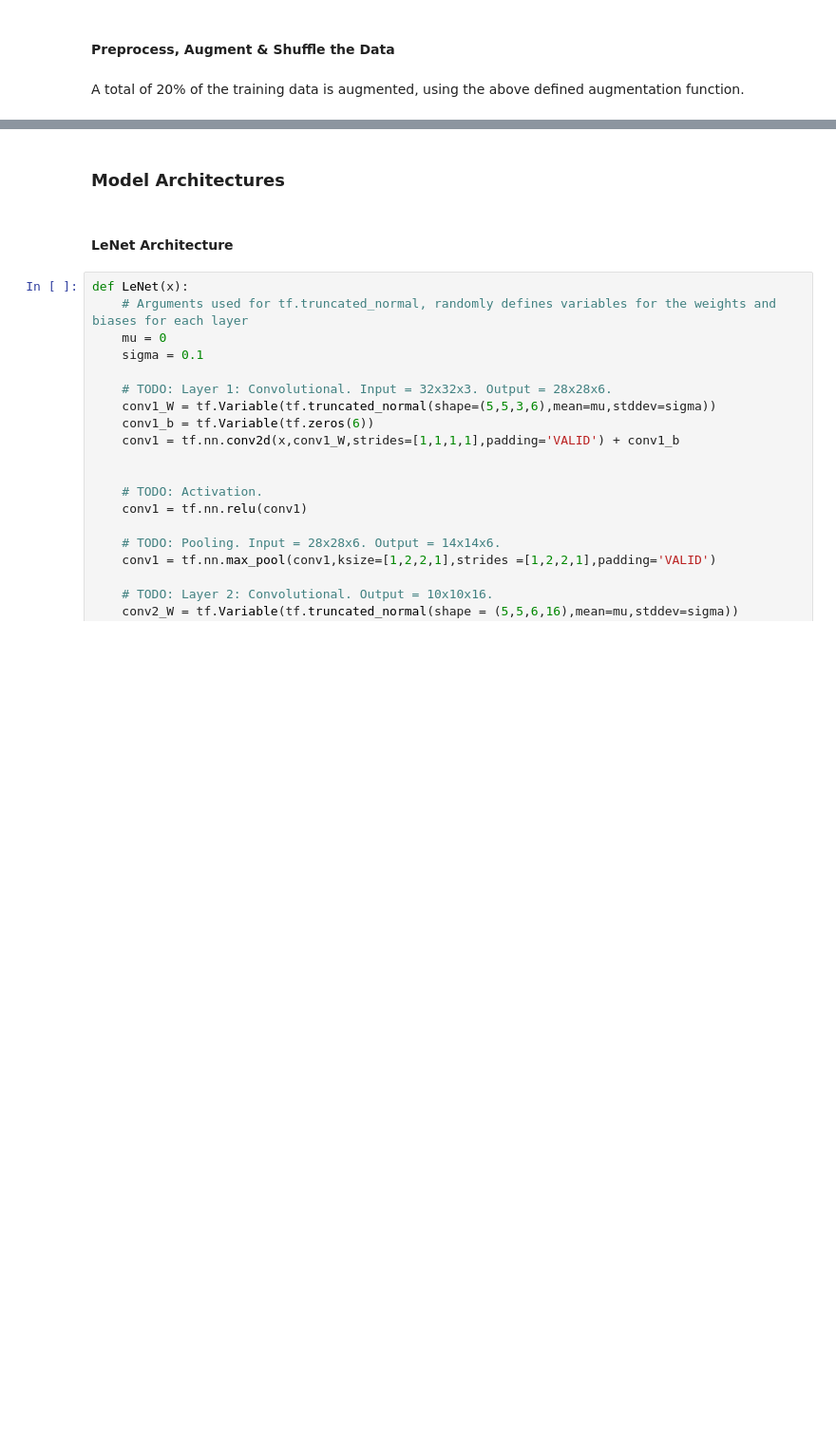
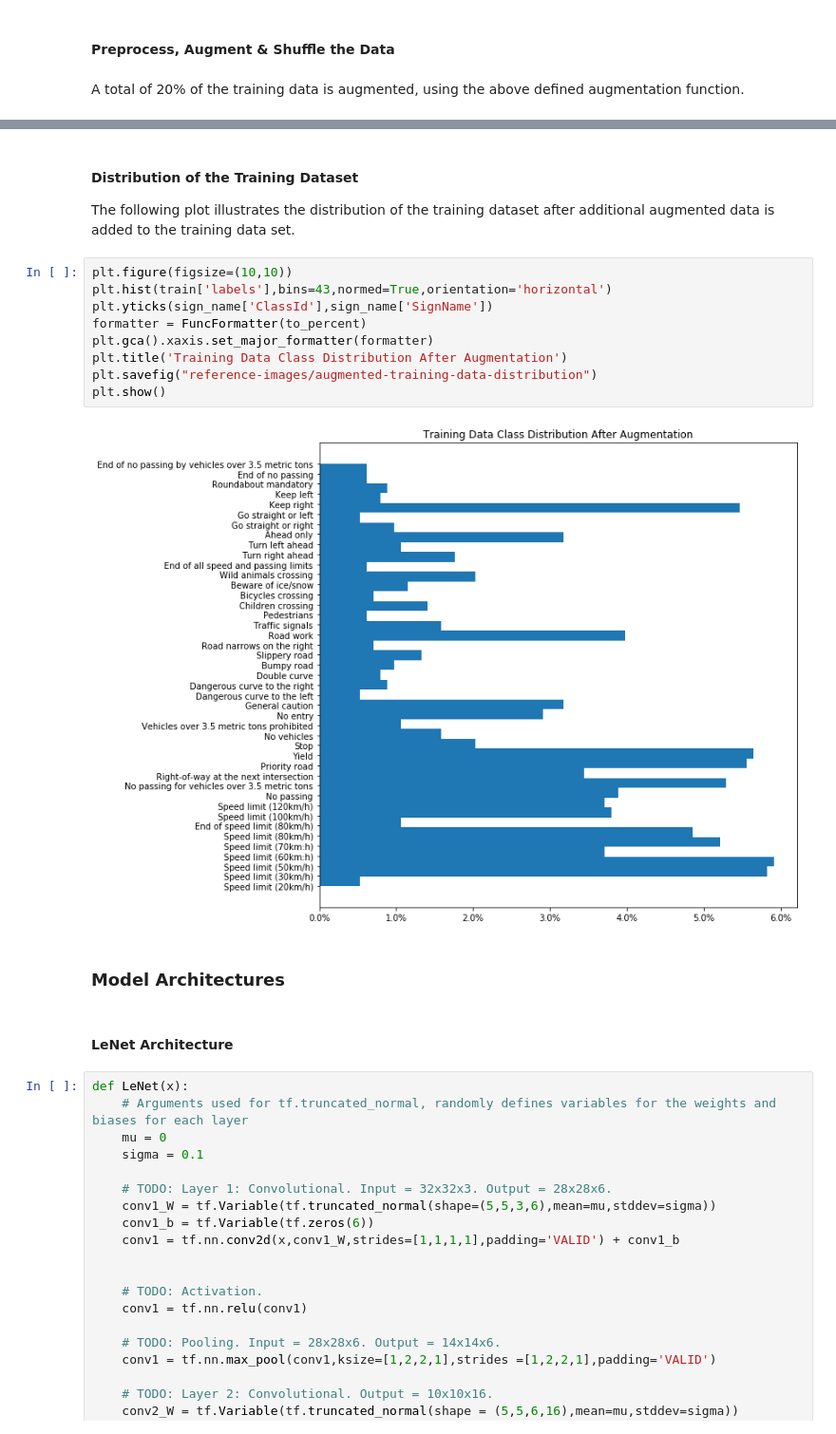
Before and after one commit to stefankaransingh/Traffic-Sign-Classifier-Project, a Jupyter notebook: Traffic_Sign_Classifier.ipynb, the cells around one changed output, grey strips where cells are left out. Shown at 95% size. Drawn from its saved outputs; the diff is of its cells as text; blank space fills up the shorter version.

```diff
--- a/Traffic_Sign_Classifier.ipynb
+++ b/Traffic_Sign_Classifier.ipynb
@@ -390,6 +405,20 @@ Processing Data Finished..
 <matplotlib.figure.Figure at 0x...>
 <matplotlib.figure.Figure at 0x...>
 <matplotlib.figure.Figure at 0x...>
+# %% [markdown]
+#### Distribution of the Training Dataset
+The following plot illustrates the distribution of the training dataset after additional augmented data is added to the training data set.
+# %%
+plt.figure(figsize=(10,10))
+plt.hist(train['labels'],bins=43,normed=True,orientation='horizontal')
+plt.yticks(sign_name['ClassId'],sign_name['SignName'])
+formatter = FuncFormatter(to_percent)
+plt.gca().xaxis.set_major_formatter(formatter)
+plt.title('Training Data Class Distribution After Augmentation')
+plt.savefig("reference-images/augmented-training-data-distribution")
+plt.show()
+# %% [output]
+[figure, added]
 # %% [markdown]
 ### Model Architectures
 # %% [markdown]
```
Also changed, not shown: parts of 28 cells of this notebook, 21 other files.
